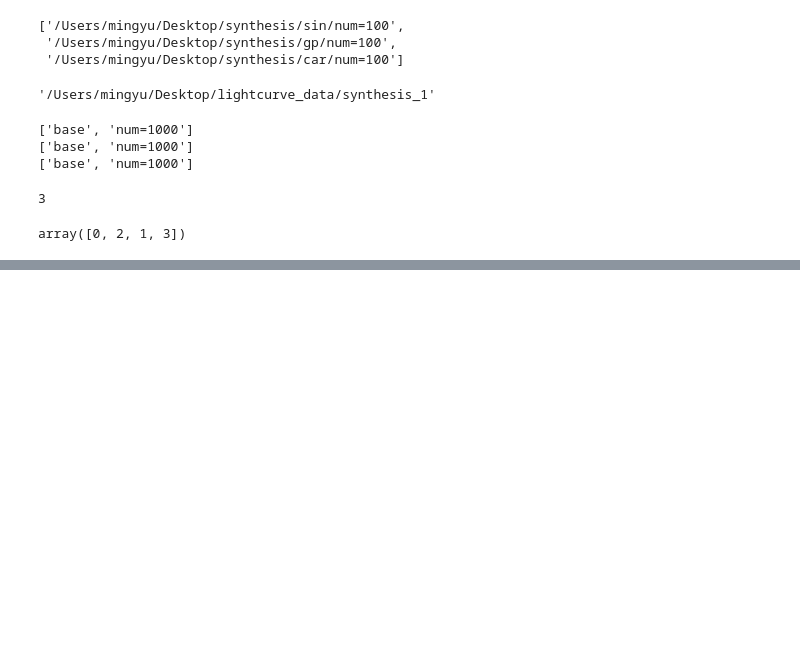
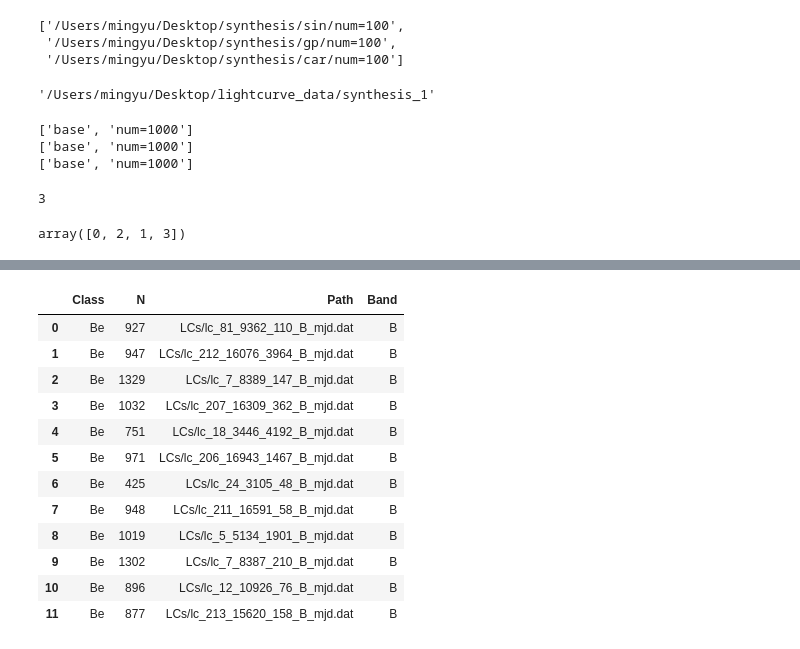
Before and after one commit to JerryLiuMY/transformer_astro, a Jupyter notebook: data.ipynb, the cells around one changed output, grey strips where cells are left out. Drawn from its saved outputs; the diff is of its cells as text; code cells hidden in the pictures; blank space fills up the shorter version.

```diff
--- a/data.ipynb
+++ b/data.ipynb
@@ -457,0 +492,2 @@ array([0, 2, 1, 3])
+# %%
+evalu_catalog = load_catalog('MACHO', 'evalu')
@@ -457,0 +530,16 @@ array([0, 2, 1, 3])
+# %%
+evalu_catalog[evalu_catalog['Class']=='Be']
+# %% [output]
+|  | Class | N | Path | Band |
+| 0 | Be | 927 | LCs/lc_81_9362_110_B_mjd.dat | B |
+| 1 | Be | 947 | LCs/lc_212_16076_3964_B_mjd.dat | B |
+| 2 | Be | 1329 | LCs/lc_7_8389_147_B_mjd.dat | B |
+| 3 | Be | 1032 | LCs/lc_207_16309_362_B_mjd.dat | B |
+| 4 | Be | 751 | LCs/lc_18_3446_4192_B_mjd.dat | B |
+| 5 | Be | 971 | LCs/lc_206_16943_1467_B_mjd.dat | B |
+| 6 | Be | 425 | LCs/lc_24_3105_48_B_mjd.dat | B |
+| 7 | Be | 948 | LCs/lc_211_16591_58_B_mjd.dat | B |
+| 8 | Be | 1019 | LCs/lc_5_5134_1901_B_mjd.dat | B |
+| 9 | Be | 1302 | LCs/lc_7_8387_210_B_mjd.dat | B |
+| 10 | Be | 896 | LCs/lc_12_10926_76_B_mjd.dat | B |
+| 11 | Be | 877 | LCs/lc_213_15620_158_B_mjd.dat | B |
```
Also changed, not shown: parts of 9 cells of this notebook, 9 other files.
